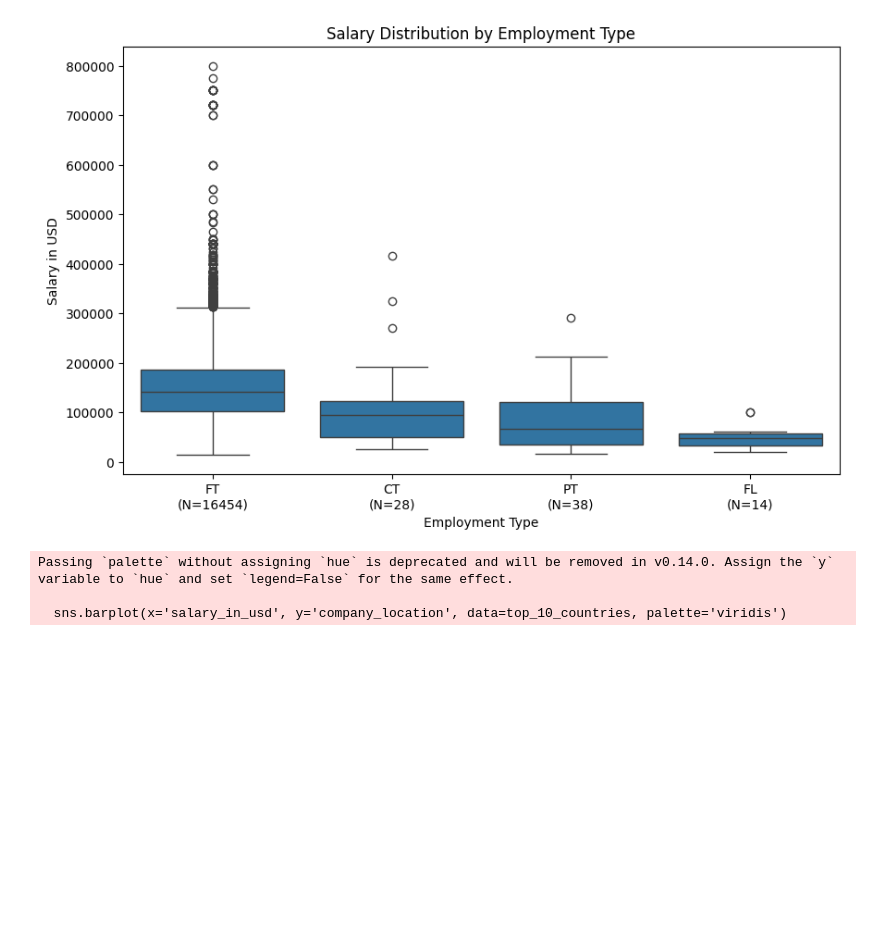
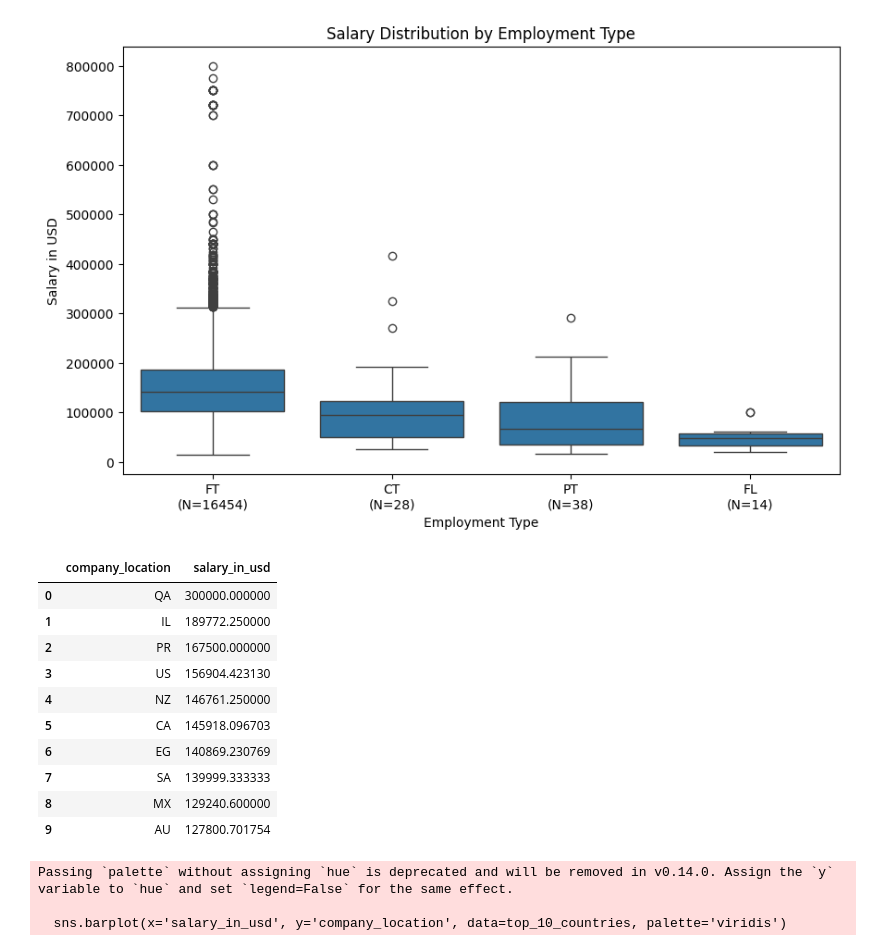
Before and after one commit to Alex-Riadi/Projects, a Jupyter notebook: Data Developer Salary/DS2024.ipynb, the cells around one changed output. Saved outputs shown, nothing was run; the diff lists cells and outputs as text; code cells hidden in the pictures; blank space fills up the shorter version.

```diff
--- a/Data Developer Salary/DS2024.ipynb
+++ b/Data Developer Salary/DS2024.ipynb
@@ -146,6 +146,20 @@ plt.ylabel('Salary in USD')
 plt.show()
 # %% [output]
 [figure]
+# %%
+top_10_countries
+# %% [output]
+|  | company_location | salary_in_usd |
+| 0 | QA | 300000.000000 |
+| 1 | IL | 189772.250000 |
+| 2 | PR | 167500.000000 |
+| 3 | US | 156904.423130 |
+| 4 | NZ | 146761.250000 |
+| 5 | CA | 145918.096703 |
+| 6 | EG | 140869.230769 |
+| 7 | SA | 139999.333333 |
+| 8 | MX | 129240.600000 |
+| 9 | AU | 127800.701754 |
 # %%
 average_salary_by_country = df.groupby('company_location')['salary_in_usd'].mean().sort_values(ascending=False)
 top_10_countries = average_salary_by_country.head(10)
```
Also changed, not shown: parts of 1 cell of this notebook, 23 other files.
